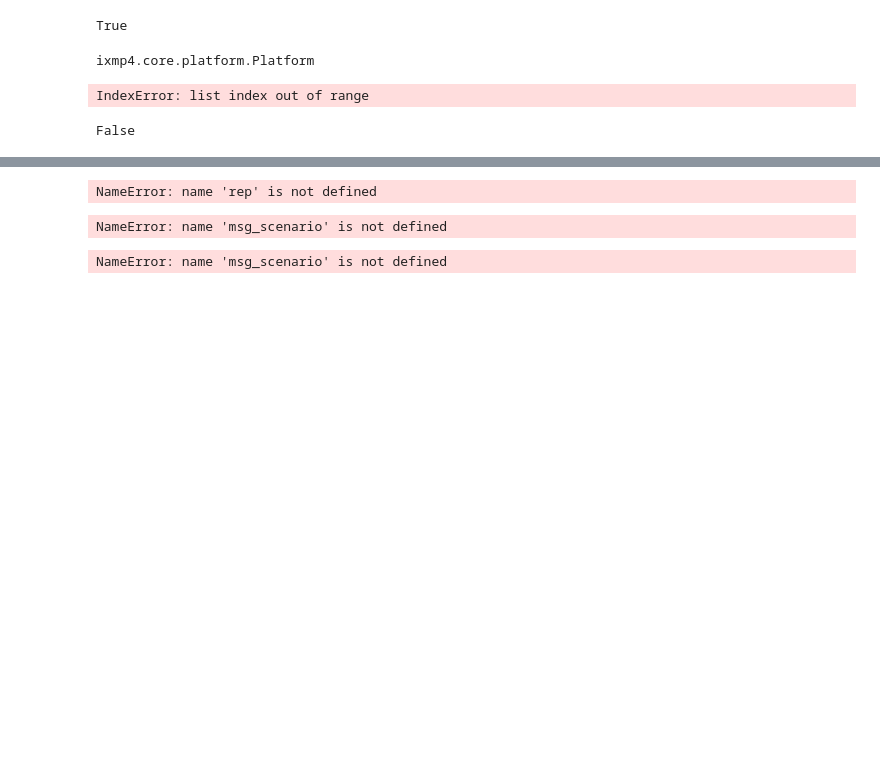
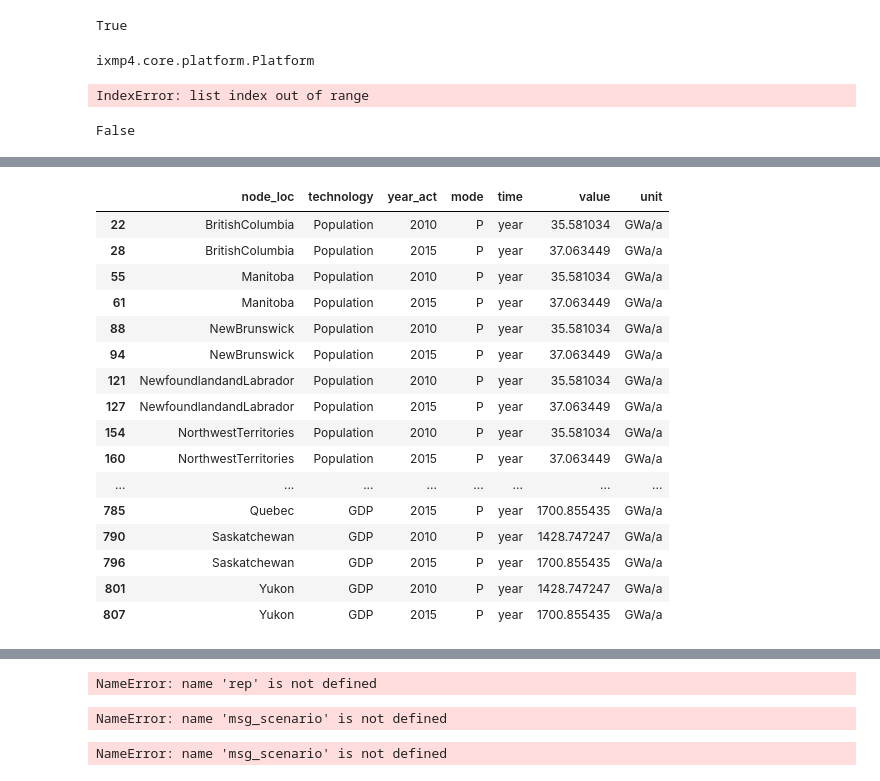
Before and after one commit to awais307/message-ix-canada, a Jupyter notebook: model/notebooks/development_netzero.ipynb, the cells around one changed output, grey strips where cells are left out. Saved outputs shown, nothing was run; the diff lists cells and outputs as text; code cells hidden in the pictures; blank space fills up the shorter version.

```diff
--- a/model/notebooks/development_netzero.ipynb
+++ b/model/notebooks/development_netzero.ipynb
@@ -260,0 +577,2 @@ msg_scenario.add_par('bound_activity_lo', df_remove)
+# %%
+df = pd.read_csv('/Users/muhammadawais/Documents/GitHub/message-ix-canada/model/scenarios/baseline/emission_scaling.csv')
@@ -261,2 +581,4 @@ msg_scenario.add_par('bound_activity_lo', df_remove)
+# %%
+msg_scenario.add_par('emission_scaling', df)
 # %%
 msg_scenario.remove_solution()
@@ -465,0 +945,3 @@ import message_ix
+# %%
+msg_scenario.add_par('bound_activity_lo',df_bound)
+msg_scenario.add_par('bound_activity_up',df_bound)
@@ -465,0 +951,22 @@ import message_ix
+# %%
+df_remove = msg_scenario.par('bound_activity_lo', filters = {'technology': 'Population'})
+# %%
+df_remove
+# %% [output]
+|  | node_loc | technology | year_act | mode | time | value | unit |
+| 22 | BritishColumbia | Population | 2010 | P | year | 35.581034 | GWa/a |
+| 28 | BritishColumbia | Population | 2015 | P | year | 37.063449 | GWa/a |
+| 55 | Manitoba | Population | 2010 | P | year | 35.581034 | GWa/a |
+| 61 | Manitoba | Population | 2015 | P | year | 37.063449 | GWa/a |
+| 88 | NewBrunswick | Population | 2010 | P | year | 35.581034 | GWa/a |
+| 94 | NewBrunswick | Population | 2015 | P | year | 37.063449 | GWa/a |
+| 121 | NewfoundlandandLabrador | Population | 2010 | P | year | 35.581034 | GWa/a |
+| 127 | NewfoundlandandLabrador | Population | 2015 | P | year | 37.063449 | GWa/a |
+| 154 | NorthwestTerritories | Population | 2010 | P | year | 35.581034 | GWa/a |
+| 160 | NorthwestTerritories | Population | 2015 | P | year | 37.063449 | GWa/a |
+| ... | ... | ... | ... | ... | ... | ... | ... |
+| 785 | Quebec | GDP | 2015 | P | year | 1700.855435 | GWa/a |
+| 790 | Saskatchewan | GDP | 2010 | P | year | 1428.747247 | GWa/a |
+| 796 | Saskatchewan | GDP | 2015 | P | year | 1700.855435 | GWa/a |
+| 801 | Yukon | GDP | 2010 | P | year | 1428.747247 | GWa/a |
+| 807 | Yukon | GDP | 2015 | P | year | 1700.855435 | GWa/a |
```
Also changed, not shown: parts of 142 cells of this notebook, 14 other files.
